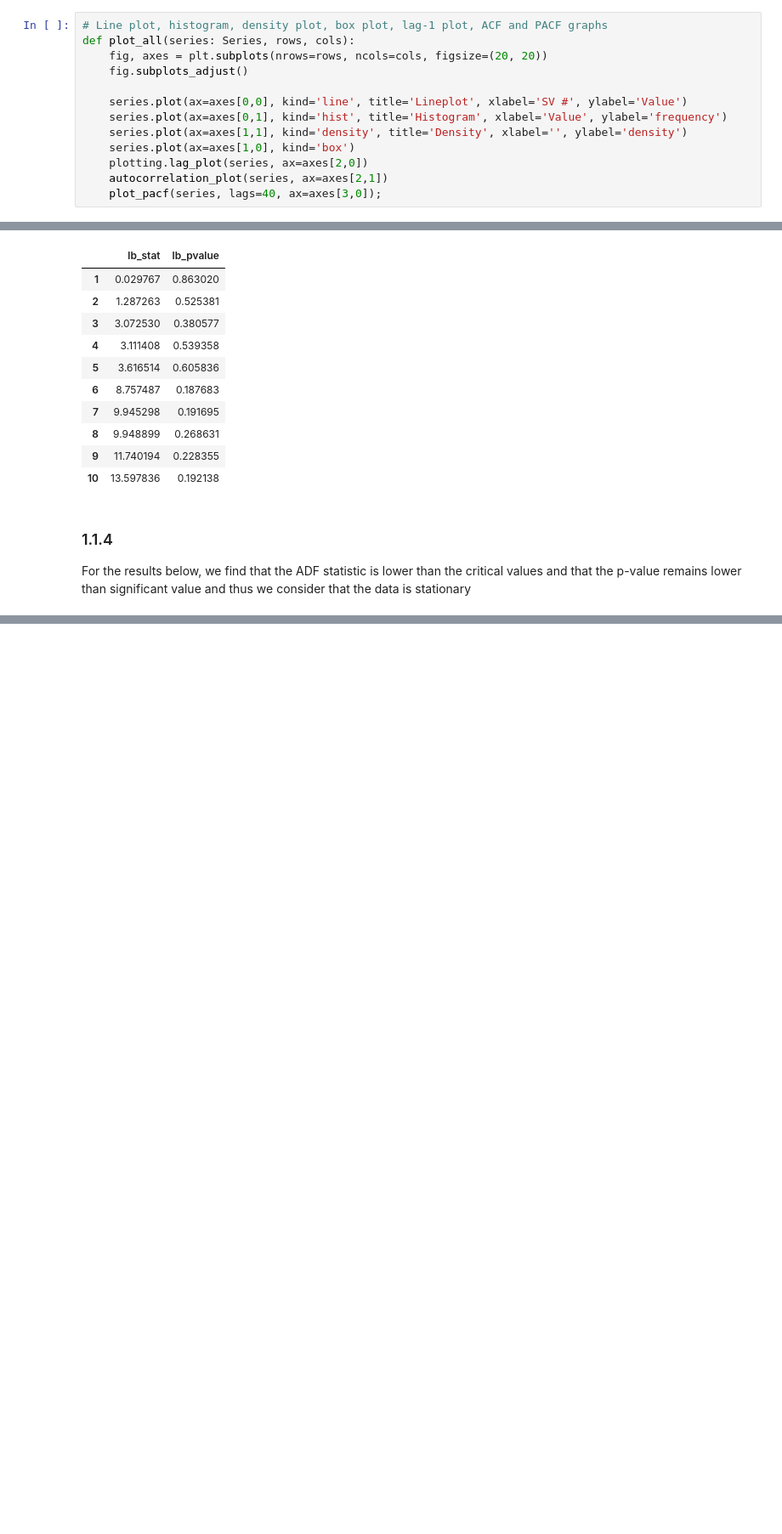
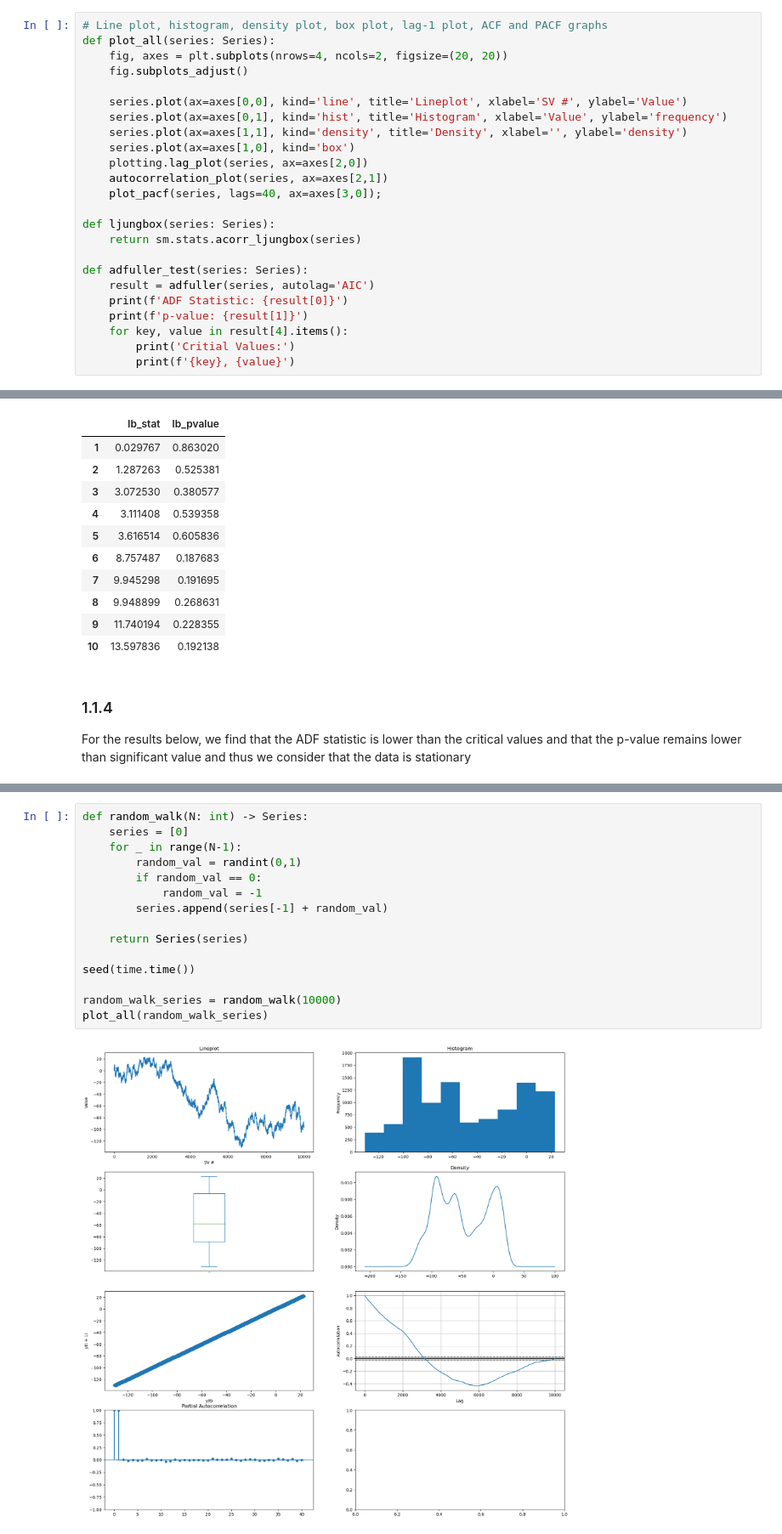
Before and after one commit to JoshSadiq/IL2233, a Jupyter notebook: 1-lab/1-lab.ipynb, the cells around one changed output, grey strips where cells are left out. Shown at 85% size. Saved outputs shown, nothing was run; the diff lists cells and outputs as text; blank space fills up the shorter version.

```diff
--- a/1-lab/1-lab.ipynb
+++ b/1-lab/1-lab.ipynb
@@ -18,8 +18,8 @@ from statsmodels.tsa.stattools import adfuller
 ### 1.1.1
 # %%
 # Line plot, histogram, density plot, box plot, lag-1 plot, ACF and PACF graphs
-def plot_all(series: Series, rows, cols):
-    fig, axes = plt.subplots(nrows=rows, ncols=cols, figsize=(20, 20))
+def plot_all(series: Series):
+    fig, axes = plt.subplots(nrows=4, ncols=2, figsize=(20, 20))
     fig.subplots_adjust()
 
     series.plot(ax=axes[0,0], kind='line', title='Lineplot', xlabel='SV #', ylabel='Value')
@@ -29,6 +29,17 @@ def plot_all(series: Series, rows, cols):
     plotting.lag_plot(series, ax=axes[2,0])
     autocorrelation_plot(series, ax=axes[2,1])
     plot_pacf(series, lags=40, ax=axes[3,0]);
+
+def ljungbox(series: Series):
+    return sm.stats.acorr_ljungbox(series)
+
+def adfuller_test(series: Series):
+    result = adfuller(series, autolag='AIC')
+    print(f'ADF Statistic: {result[0]}')
+    print(f'p-value: {result[1]}')
+    for key, value in result[4].items():
+        print('Critial Values:')
+        print(f'{key}, {value}')
 # %%
 # seed the random number generator
 seed(10)
@@ -101,0 +112,17 @@ Critial Values:
+# %%
+def random_walk(N: int) -> Series:
+    series = [0]
+    for _ in range(N-1):
+        random_val = randint(0,1)
+        if random_val == 0:
+            random_val = -1
+        series.append(series[-1] + random_val)
+
+    return Series(series)
+
+seed(time.time())
+
+random_walk_series = random_walk(10000)
+plot_all(random_walk_series)
+# %% [output]
+[figure, added]
```
Also changed, not shown: parts of 30 cells of this notebook.
